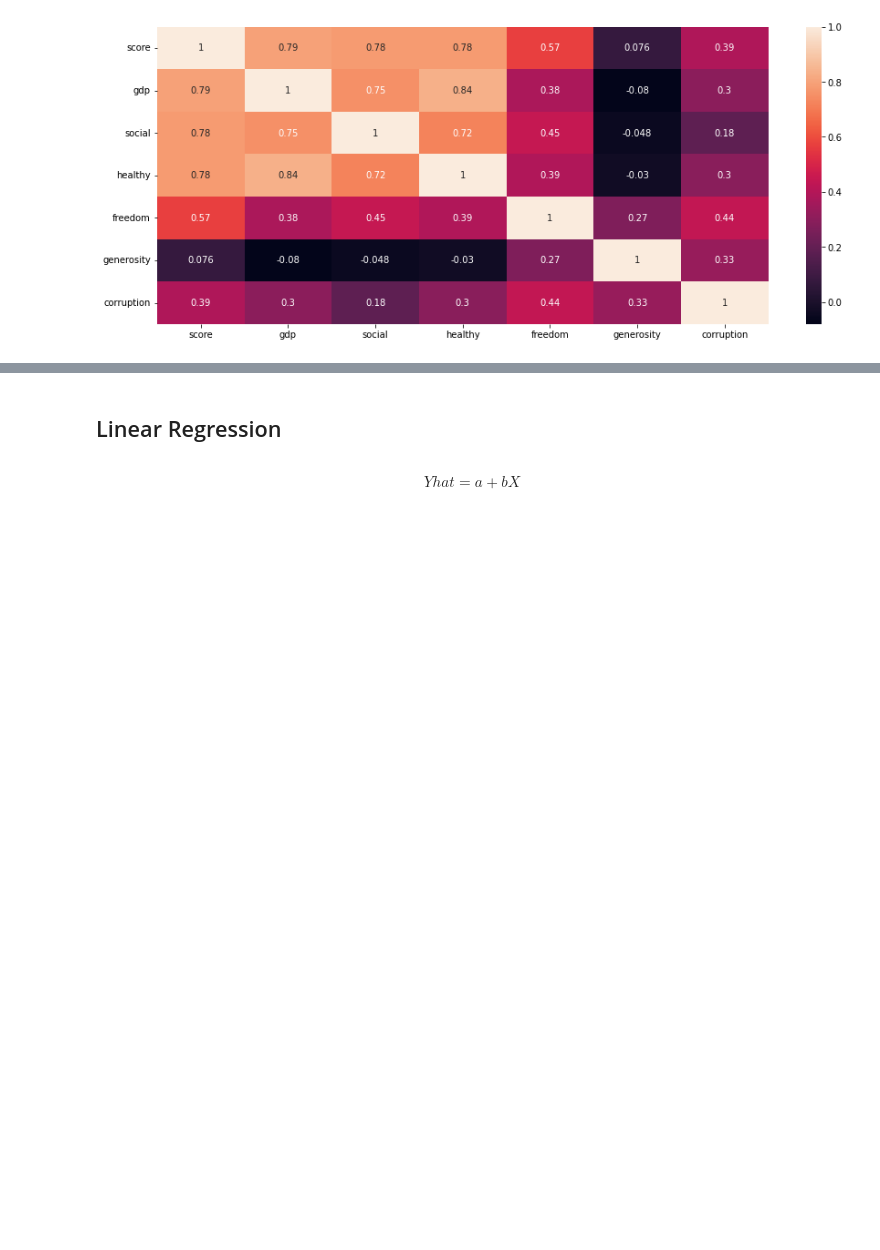
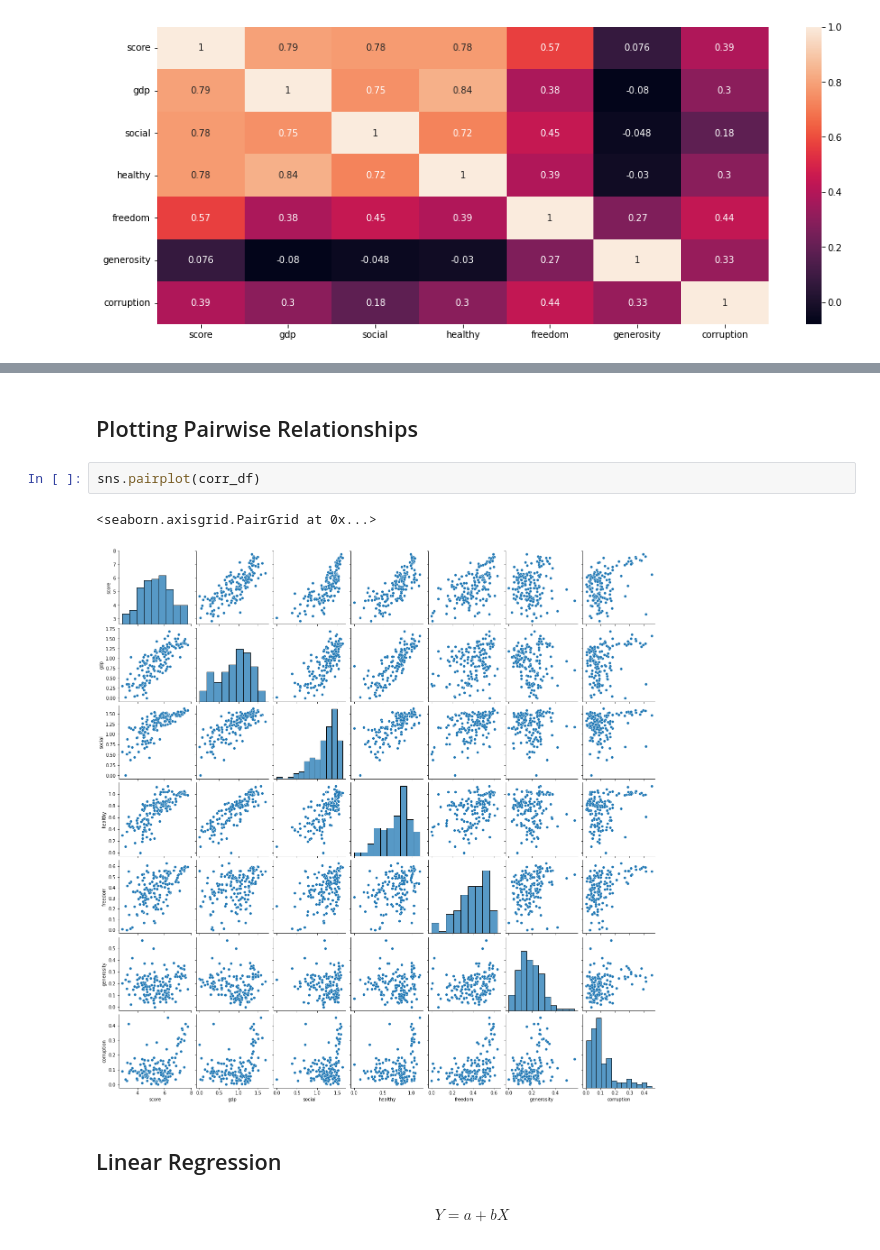
Before and after one commit to whitetark/DataAnalysisCourseWork, a Jupyter notebook: Forecasting.ipynb, the cells around one changed output, grey strips where cells are left out. Cells and saved outputs as stored; diff of their text form; blank space fills up the shorter version.

```diff
--- a/Forecasting.ipynb
+++ b/Forecasting.ipynb
@@ -170,8 +37,15 @@ R_Score:  0.6429089644256275
+# %% [markdown]
+## Plotting Pairwise Relationships
+# %%
+sns.pairplot(corr_df)
+# %% [output]
+<seaborn.axisgrid.PairGrid at 0x...>
+[figure, added]
 # %% [markdown]
 ## Linear Regression
 # %% [markdown]
 $$
-Yhat = a + b  X
+Y = a + b  X
 $$
 # %%
 def linearRegression(df,year):
```
Also changed, not shown: parts of 21 cells of this notebook.
